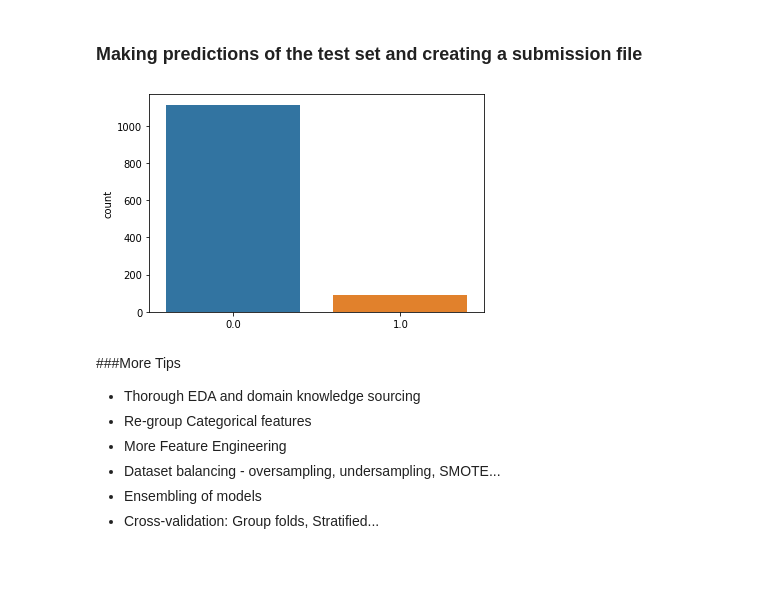
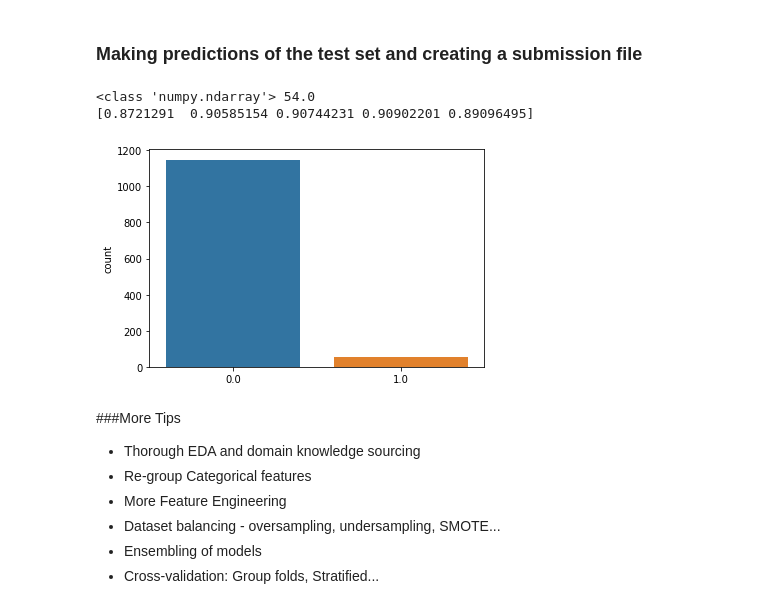
Before and after one commit to CherutoSharleen/Insurance-Claim-Datathon, a Jupyter notebook: Python_StarterNotebook.ipynb, the cells around one changed output. Drawn from its saved outputs; the diff is of its cells as text; code cells hidden in the pictures; blank space fills up the shorter version.

```diff
--- a/Python_StarterNotebook.ipynb
+++ b/Python_StarterNotebook.ipynb
@@ -411,16 +457,36 @@ F1 score on the X_test is: 0.9060339409176618
 # %%
 # Make prediction on the test set
 test_df = test_df[main_cols]
 predictions = model.predict(test_df)
 
+print(type(predictions), sum(predictions))
+
 # Create a submission file
-sub_file = ss.copy()
-sub_file.predictions = predictions
+# sub_file = ss.copy()
+# sub_file.predictions = predictions
+array = []
+id_column = test['ID']
+
+for i in range(len(id_column)):
+    array.append([id_column[i], int(predictions[i])])
+
+#print(array[0])
+
+
+sub_file = pd.DataFrame(array, columns =["ID", "target"] )
 
 # Check the distribution of your predictions
-sns.countplot(sub_file.predictions);
+sns.countplot(predictions);
+
+from sklearn.model_selection import cross_val_score
+
+scores = cross_val_score(model, X_test, y_test, cv=5, scoring='recall_macro')
+
+print(scores)
 # %% [output]
+<class 'numpy.ndarray'> 54.0
+[0.8721291  0.90585154 0.90744231 0.90902201 0.89096495]
-[figure, old version]
+[figure, new version]
 # %%
 # Create a csv file and upload to zindi
 sub_file.to_csv('Baseline.csv', index = False)
```
Also changed, not shown: parts of 5 cells of this notebook.
